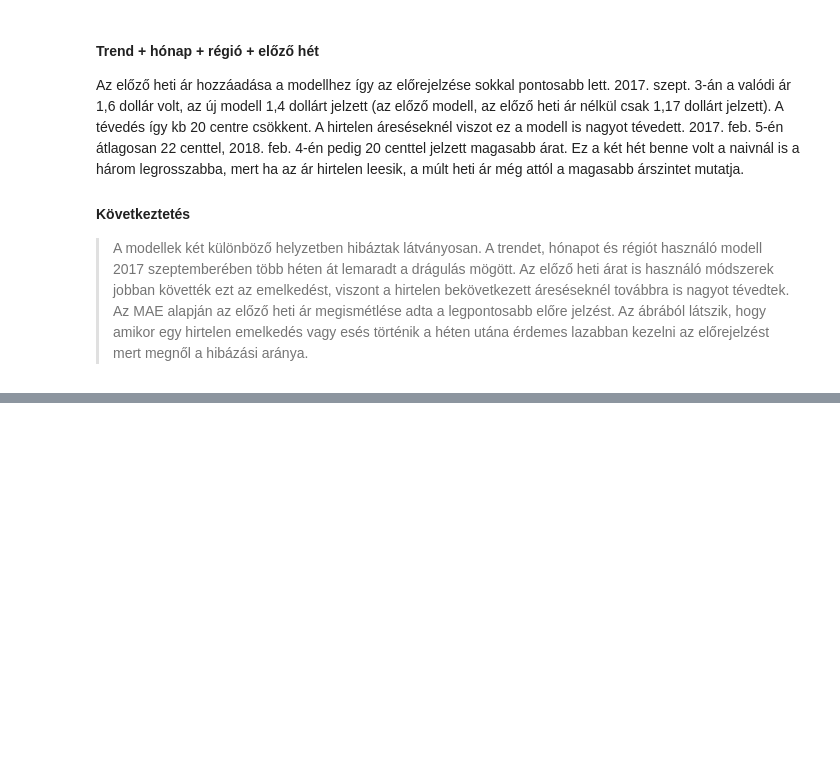
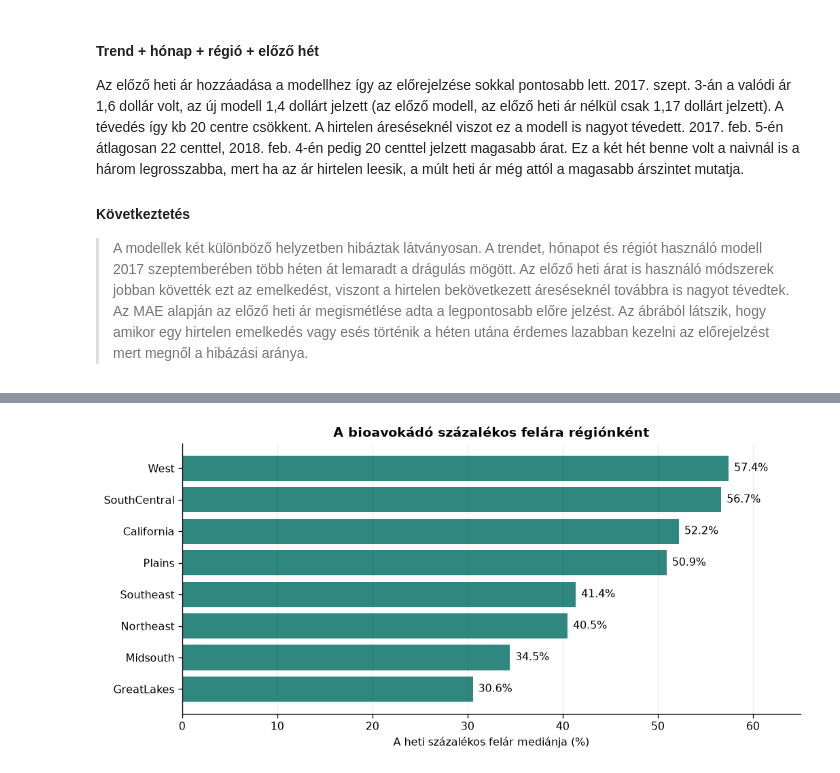
Before and after one commit to ngygbr01/avocado_price_forecasting, a Jupyter notebook: main.ipynb, the cells around one changed output, grey strips where cells are left out. Saved outputs shown, nothing was run; the diff lists cells and outputs as text; code cells hidden in the pictures; blank space fills up the shorter version.

```diff
--- a/main.ipynb
+++ b/main.ipynb
@@ -414,0 +490,11 @@ Az előző heti ár hozzáadása a modellhez így az előrejelzése sokkal ponto
+# %%
+relative_premium = premium_by_region["Medián_százalék"].sort_values()
+fig, ax = plt.subplots(figsize=(9, 4.2), layout="constrained")
+bars = ax.barh(relative_premium.index, relative_premium, color=TEAL, alpha=0.88)
+ax.bar_label(bars, fmt="%.1f%%", padding=5)
+ax.set(title="A bioavokádó százalékos felára régiónként",
+       xlabel="A heti százalékos felár mediánja (%)", xlim=(0, 65))
+ax.grid(axis="x")
+plt.show()
+# %% [output]
+[figure, added]
```
Also changed, not shown: parts of 8 cells of this notebook.
